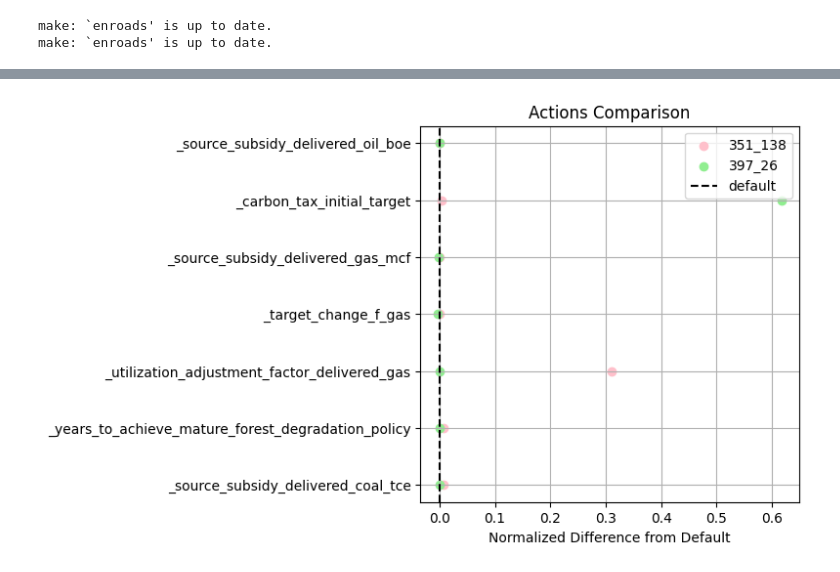
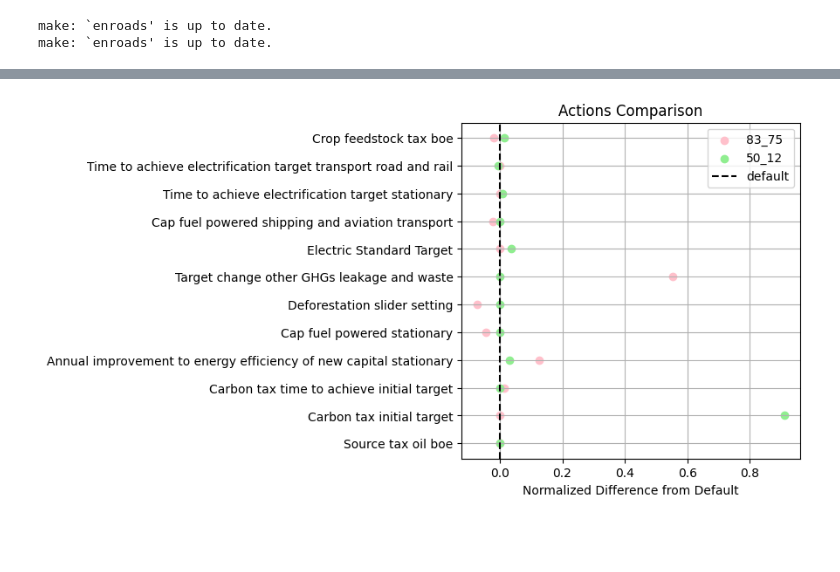
Before and after one commit to cognizant-ai-labs/en-roads-py, a Jupyter notebook: experiments/actions.ipynb, the cells around one changed output, grey strips where cells are left out. Saved outputs shown, nothing was run; the diff lists cells and outputs as text; code cells hidden in the pictures; blank space fills up the shorter version.

```diff
--- a/experiments/actions.ipynb
+++ b/experiments/actions.ipynb
@@ -13,8 +14,10 @@ from enroadspy import load_input_specs, id_to_name
 from enroadspy.generate_url import actions_to_url
 # %%
-results_dir = Path("results/all-action-direct-decomplexify")
+results_dir = Path("results/actions")
 with open(results_dir / "config.yml", "r", encoding="utf-8") as f:
     config = yaml.safe_load(f)
+
+config = process_config(config)
 
 gens = len(list(results_dir.glob("[0-9]*.csv")))-1
 context = config["context"]
@@ -120,8 +123,7 @@ pareto_df = pareto_df[pareto_df["rank"] == 1]
 pareto_df = pareto_df.sort_values(by=[outcome_keys[2], outcome_keys[1], outcome_keys[0]], ascending=False)
 
 print(pareto_df[["cand_id", outcome_keys[2], outcome_keys[1], outcome_keys[0]]].head(20))
-# 57_162, 63_147
-special = ["351_138", "397_26"]
+special = ["83_75", "50_12"]
 plot_pareto(outcome_keys[0], outcome_keys[2], gens, special)
 plot_pareto(outcome_keys[1], outcome_keys[2], gens, special)
 # %% [output]
@@ -159,7 +161,7 @@ def compare_actions(cand_1, cand_2):
     maxes = []
 
     for action in total_actions:
-        row = input_specs[input_specs["varId"] == action].iloc[0]
+        row = input_specs[input_specs["id"] == action].iloc[0]
         default_value = row["defaultValue"]
         min_value = row["minValue"] if row["kind"] == "slider" else row["offValue"]
         max_value = row["maxValue"] if row["kind"] == "slider" else row["onValue"]
@@ -181,35 +183,35 @@ def compare_actions(cand_1, cand_2):
             diff_2 = norm_2 - norm_default
 
         norm1s.append(diff_1)
         norm2s.append(diff_2)
         defaults.append(norm_default)
         mins.append(min_value)
         maxes.append(max_value)
         all_actions.append(action)
 
     df = pd.DataFrame({"action": all_actions,
                        "norm1": norm1s,
                        "norm2": norm2s,
                        "default": defaults,
                        "min": mins,
                        "max": maxes})
 
     fig, ax = plt.subplots(figsize=(5, 5))
     ax.scatter(df["norm1"], range(len(df)), label=cand_1, color="pink")
     ax.scatter(df["norm2"], range(len(df)), label=cand_2, color="lightgreen")
     ax.axvline(x=0, color="black", linestyle="--", label="default")
 
     ax.set_xlabel("Normalized Difference from Default")
-    ax.set_yticks(range(len(df)), df["action"])
+    ax.set_yticks(range(len(df)), df["action"].apply(lambda x: id_to_name(x, input_specs)))
     ax.set_title("Actions Comparison")
     ax.grid()
     ax.legend()
 
     plt.show()
 
 compare_actions(*special)
 # %% [output]
-[figure, old version]
+[figure, new version]
 # %%
 def print_actions_dict(cand_id):
     [context_actions_dict], [outcomes_df], _ = experimenter.get_candidate_results(cand_id)
```
Also changed, not shown: parts of 11 cells of this notebook, 26 other files.
